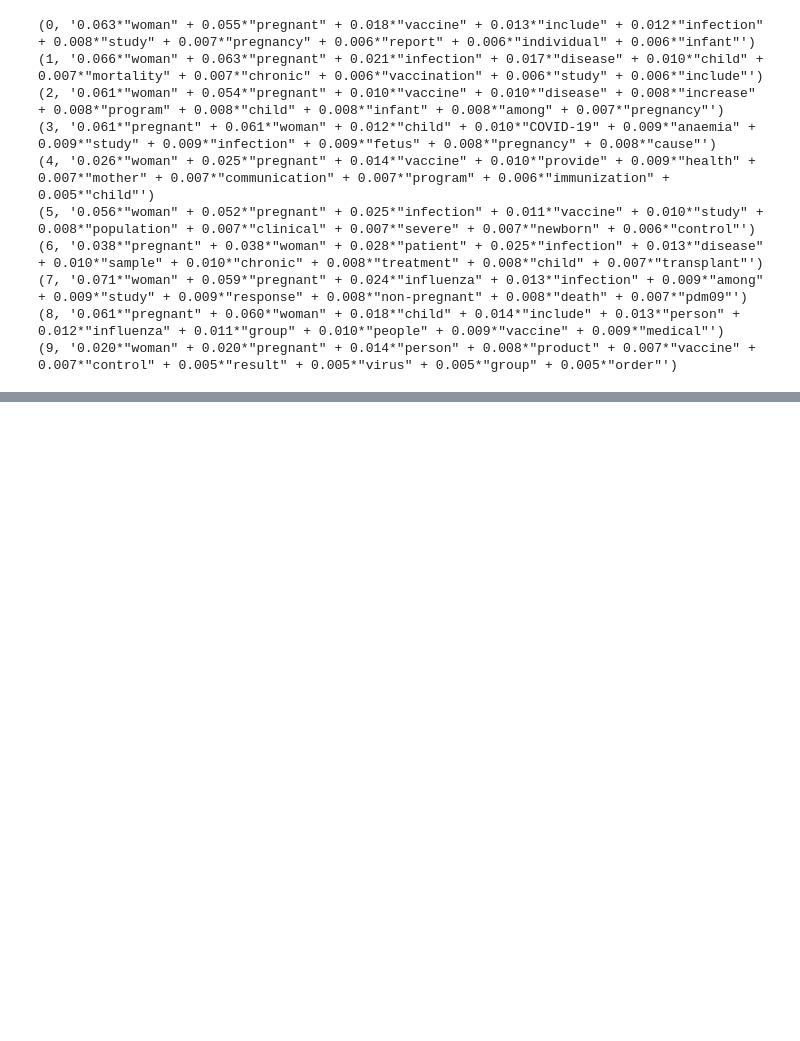
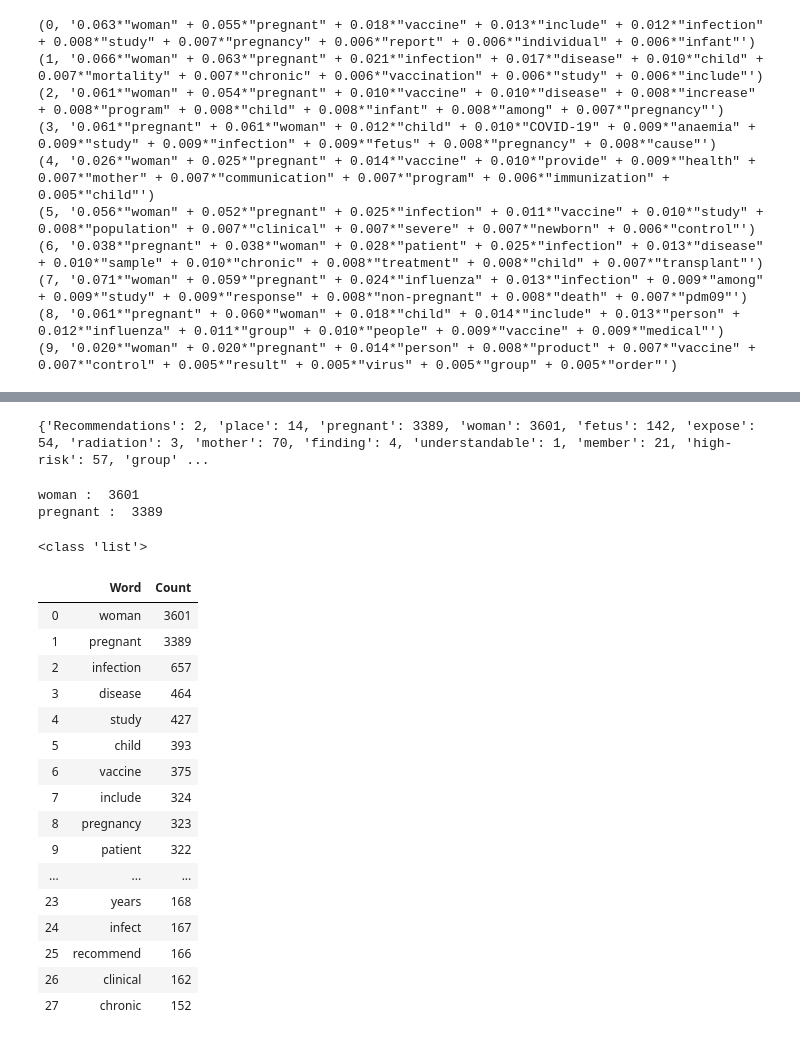
Before and after one commit to kjanjua26/Octofying-COVDI19-Literature, a Jupyter notebook: code/data_explainability/Data_Explainability_Visualizations.ipynb, the cells around one changed output, grey strips where cells are left out. Cells and saved outputs as stored; diff of their text form; code cells hidden in the pictures; blank space fills up the shorter version.

```diff
--- a/code/data_explainability/Data_Explainability_Visualizations.ipynb
+++ b/code/data_explainability/Data_Explainability_Visualizations.ipynb
@@ -290,0 +314,48 @@ Nbr:  348  Title:  Influenza virus-related critical illness: pathophysiology and
+# %%
+# we compute the most common words occuring in these 33375 documents
+def compute_tokens_after_cleaning(sentences):
+    wordcount = {}
+    for ix in range(len(sentences['title'])):
+        full_text = ''.join(x for x in sentences['sents'][ix])
+        tokens = prepare_text_for_lda(full_text)
+        for word in tokens:
+            if word not in wordcount:
+                wordcount[word] = 1
+            else:
+                wordcount[word] += 1
+    return wordcount
+wordcount = compute_tokens_after_cleaning(relevant_sentences)
+print(wordcount)
+# %% [output]
+{'Recommendations': 2, 'place': 14, 'pregnant': 3389, 'woman': 3601, 'fetus': 142, 'expose': 54, 'radiation': 3, 'mother': 70, 'finding': 4, 'understandable': 1, 'member': 21, 'high-risk': 57, 'group' ...
+# %%
+word_counter = collections.Counter(wordcount)
+for word, count in word_counter.most_common(2):
+    print(word, ": ", count)
+# %% [output]
+woman :  3601
+pregnant :  3389
+# %%
+total_count = len([x for x in word_counter.values() if x > 150]) # take words where occurence more than 50
+lst = word_counter.most_common(total_count)
+df = pd.DataFrame(lst, columns = ['Word', 'Count'])
+display(df)
+# %% [output]
+<class 'list'>
+|  | Word | Count |
+| 0 | woman | 3601 |
+| 1 | pregnant | 3389 |
+| 2 | infection | 657 |
+| 3 | disease | 464 |
+| 4 | study | 427 |
+| 5 | child | 393 |
+| 6 | vaccine | 375 |
+| 7 | include | 324 |
+| 8 | pregnancy | 323 |
+| 9 | patient | 322 |
+| ... | ... | ... |
+| 23 | years | 168 |
+| 24 | infect | 167 |
+| 25 | recommend | 166 |
+| 26 | clinical | 162 |
+| 27 | chronic | 152 |
```
Also changed, not shown: parts of 9 cells of this notebook.
